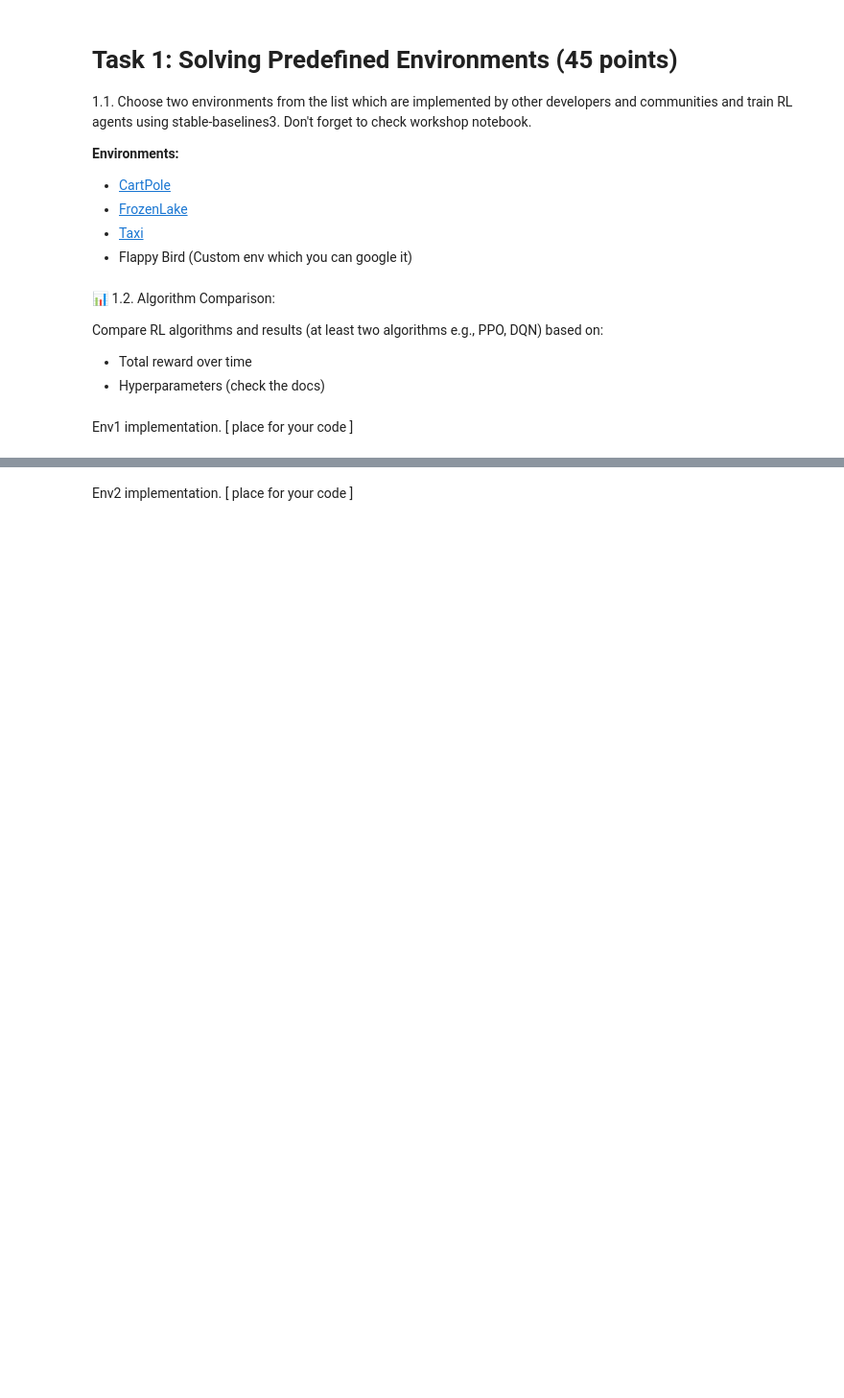
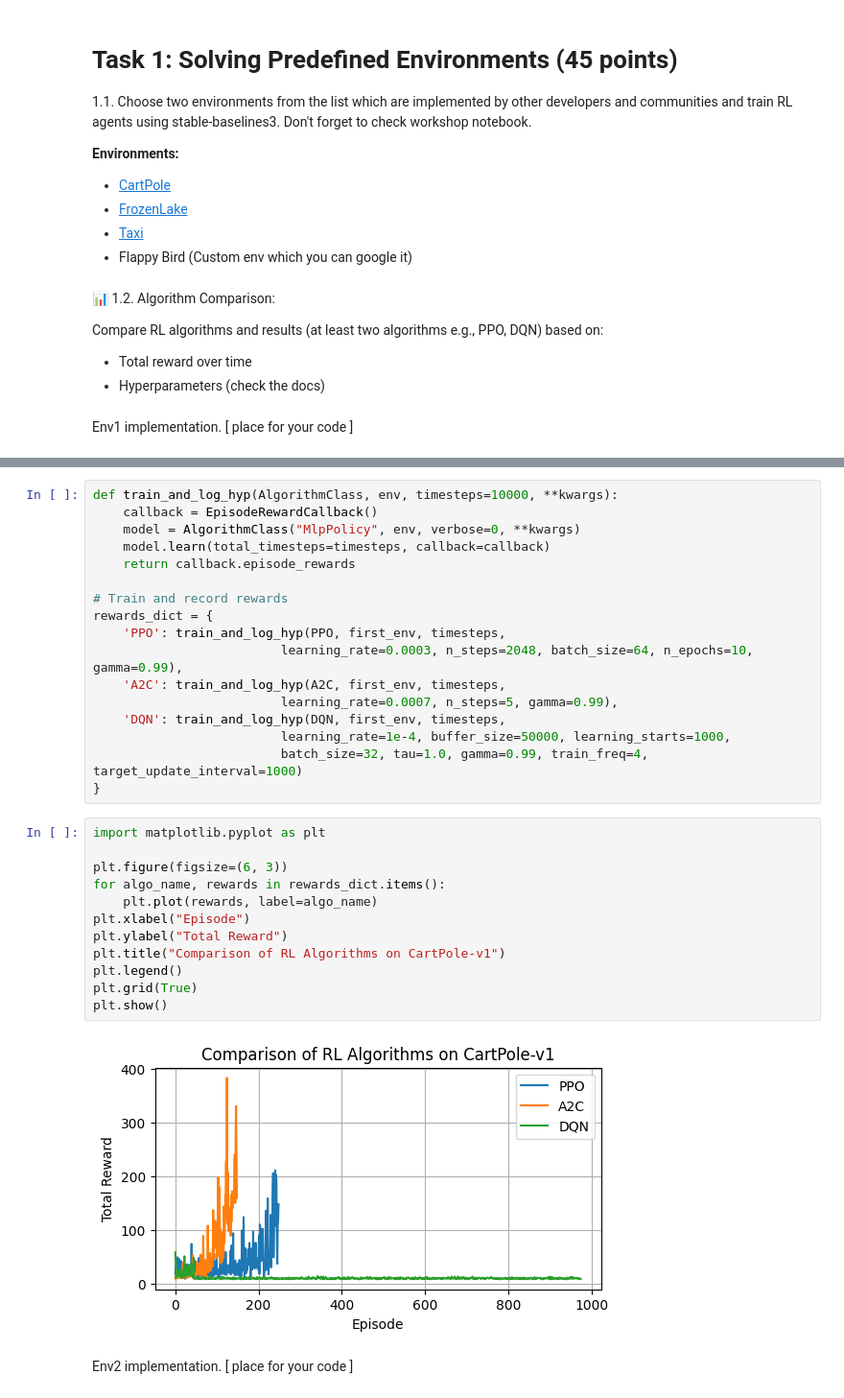
Before and after one commit to SaeedTerik/rl_homework, a Jupyter notebook: HW1_Notebook.ipynb, the cells around one changed output, grey strips where cells are left out. Shown at 96% size. Saved outputs shown, nothing was run; the diff lists cells and outputs as text; blank space fills up the shorter version.

```diff
--- a/HW1_Notebook.ipynb
+++ b/HW1_Notebook.ipynb
@@ -277,3 +294,34 @@ Using cpu device
+# %%
+def train_and_log_hyp(AlgorithmClass, env, timesteps=10000, **kwargs):
+    callback = EpisodeRewardCallback()
+    model = AlgorithmClass("MlpPolicy", env, verbose=0, **kwargs)
+    model.learn(total_timesteps=timesteps, callback=callback)
+    return callback.episode_rewards
+
+# Train and record rewards
+rewards_dict = {
+    'PPO': train_and_log_hyp(PPO, first_env, timesteps,
+                         learning_rate=0.0003, n_steps=2048, batch_size=64, n_epochs=10, gamma=0.99),
+    'A2C': train_and_log_hyp(A2C, first_env, timesteps,
+                         learning_rate=0.0007, n_steps=5, gamma=0.99),
+    'DQN': train_and_log_hyp(DQN, first_env, timesteps,
+                         learning_rate=1e-4, buffer_size=50000, learning_starts=1000,
+                         batch_size=32, tau=1.0, gamma=0.99, train_freq=4, target_update_interval=1000)
+}
+# %%
+import matplotlib.pyplot as plt
+
+plt.figure(figsize=(6, 3))
+for algo_name, rewards in rewards_dict.items():
+    plt.plot(rewards, label=algo_name)
+plt.xlabel("Episode")
+plt.ylabel("Total Reward")
+plt.title("Comparison of RL Algorithms on CartPole-v1")
+plt.legend()
+plt.grid(True)
+plt.show()
+# %% [output]
+[figure, added]
 # %% [markdown]
 Env2 implementation. [ place for your code ]
 # %%
```
Also changed, not shown: parts of 14 cells of this notebook.
